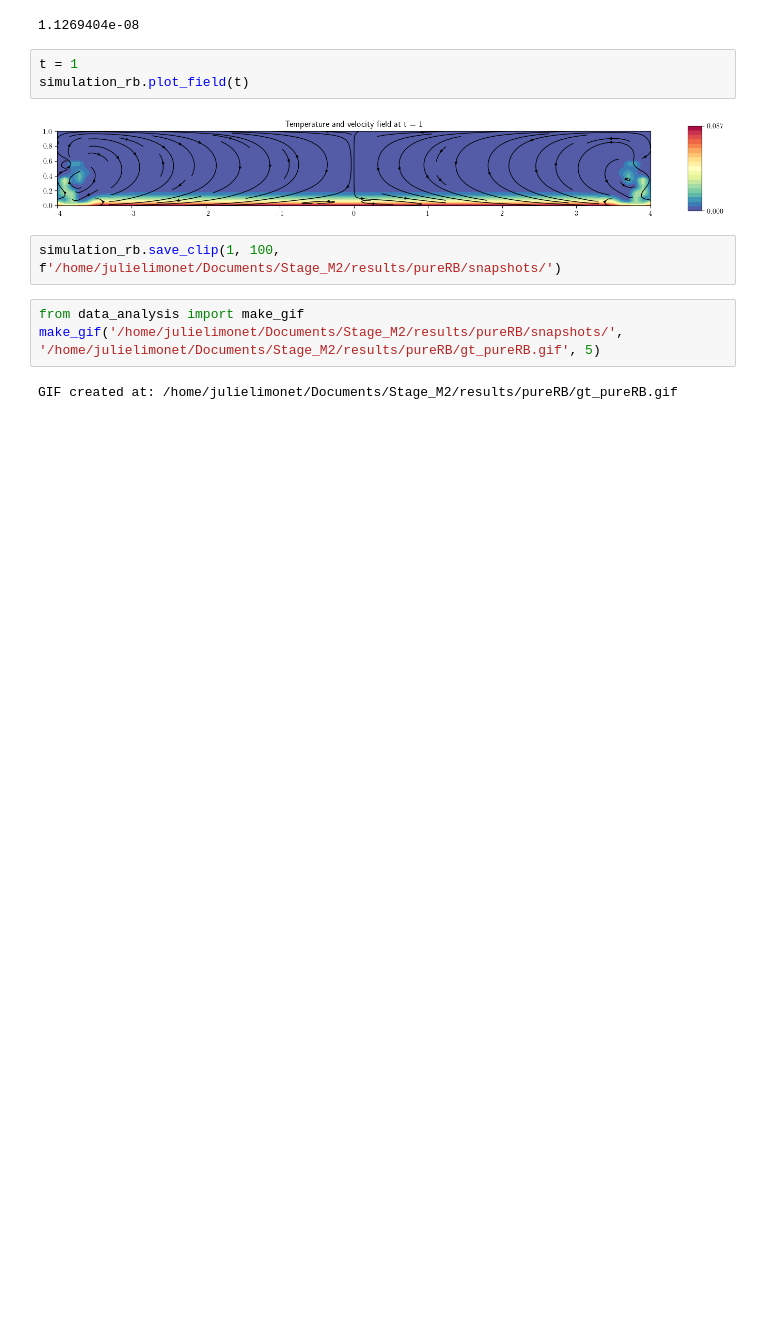
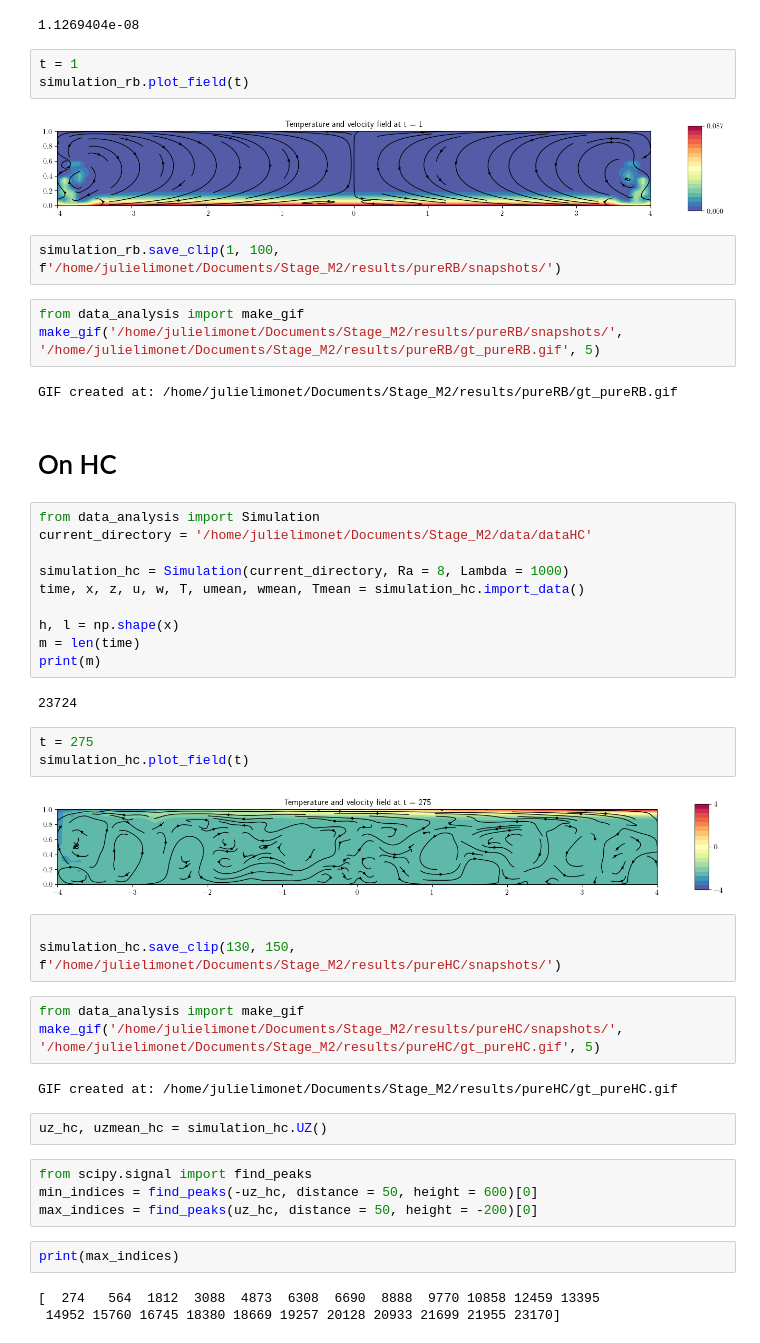
Before and after one commit to Julielmnt/Stage_M2, a Jupyter notebook: code/data_analysis.ipynb, the cells around one changed output. Cells and saved outputs as stored; diff of their text form; blank space fills up the shorter version.

```diff
--- a/code/data_analysis.ipynb
+++ b/code/data_analysis.ipynb
@@ -761,3 +761,41 @@ from data_analysis import make_gif
 make_gif('/home/julielimonet/Documents/Stage_M2/results/pureRB/snapshots/', '/home/julielimonet/Documents/Stage_M2/results/pureRB/gt_pureRB.gif', 5)
 # %% [output]
 GIF created at: /home/julielimonet/Documents/Stage_M2/results/pureRB/gt_pureRB.gif
+# %% [markdown]
+# On HC
+# %%
+from data_analysis import Simulation
+current_directory = '/home/julielimonet/Documents/Stage_M2/data/dataHC'
+
+simulation_hc = Simulation(current_directory, Ra = 8, Lambda = 1000)
+time, x, z, u, w, T, umean, wmean, Tmean = simulation_hc.import_data()
+
+h, l = np.shape(x)
+m = len(time)
+print(m)
+# %% [output]
+23724
+# %%
+t = 275
+simulation_hc.plot_field(t)
+# %% [output]
+[figure, added]
+# %%
+
+simulation_hc.save_clip(130, 150, f'/home/julielimonet/Documents/Stage_M2/results/pureHC/snapshots/')
+# %%
+from data_analysis import make_gif
+make_gif('/home/julielimonet/Documents/Stage_M2/results/pureHC/snapshots/', '/home/julielimonet/Documents/Stage_M2/results/pureHC/gt_pureHC.gif', 5)
+# %% [output]
+GIF created at: /home/julielimonet/Documents/Stage_M2/results/pureHC/gt_pureHC.gif
+# %%
+uz_hc, uzmean_hc = simulation_hc.UZ()
+# %%
+from scipy.signal import find_peaks
+min_indices = find_peaks(-uz_hc, distance = 50, height = 600)[0]
+max_indices = find_peaks(uz_hc, distance = 50, height = -200)[0]
+# %%
+print(max_indices)
+# %% [output]
+[  274   564  1812  3088  4873  6308  6690  8888  9770 10858 12459 13395
+ 14952 15760 16745 18380 18669 19257 20128 20933 21699 21955 23170]
```
Also changed, not shown: parts of 1 cell of this notebook, 3 other files.
